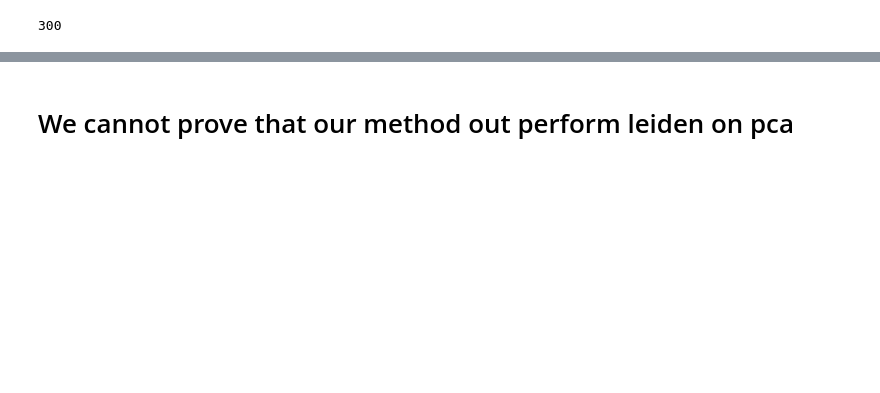
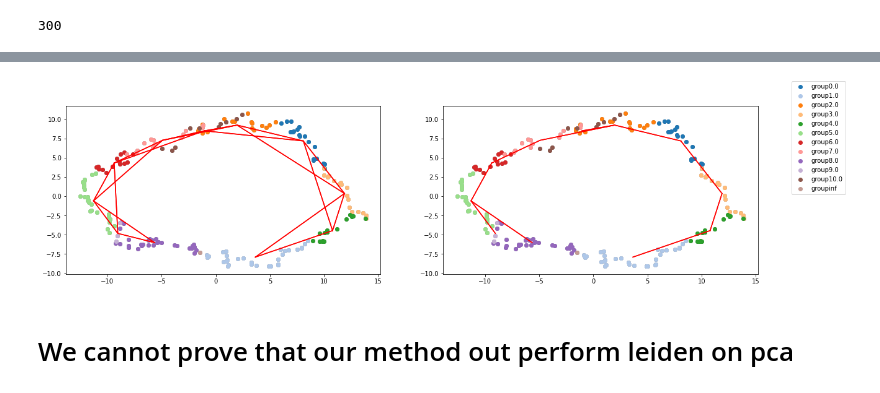
Before and after one commit to falseu/gnn_traj_inference, a Jupyter notebook: backbone_tree.ipynb, the cells around one changed output, grey strips where cells are left out. Saved outputs shown, nothing was run; the diff lists cells and outputs as text; code cells hidden in the pictures; blank space fills up the shorter version.

```diff
--- a/backbone_tree.ipynb
+++ b/backbone_tree.ipynb
@@ -68,2 +133,6 @@ backbone.plot_backbone(results, version = 'cell', figsize = (20,5))
+# %%
+backbone.plot_backbone(results2, version = 'cell', figsize = (20,5))
+# %% [output]
+[figure, added]
 # %% [markdown]
 # We cannot prove that our method out perform leiden on pca
```
Also changed, not shown: parts of 12 cells of this notebook, 1 other file.
